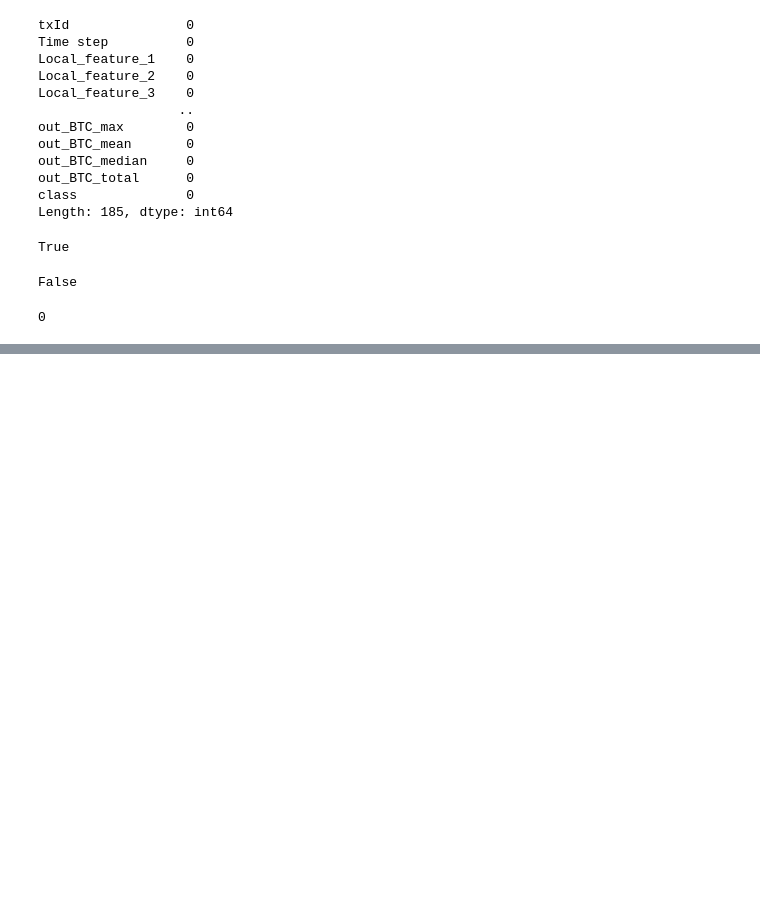
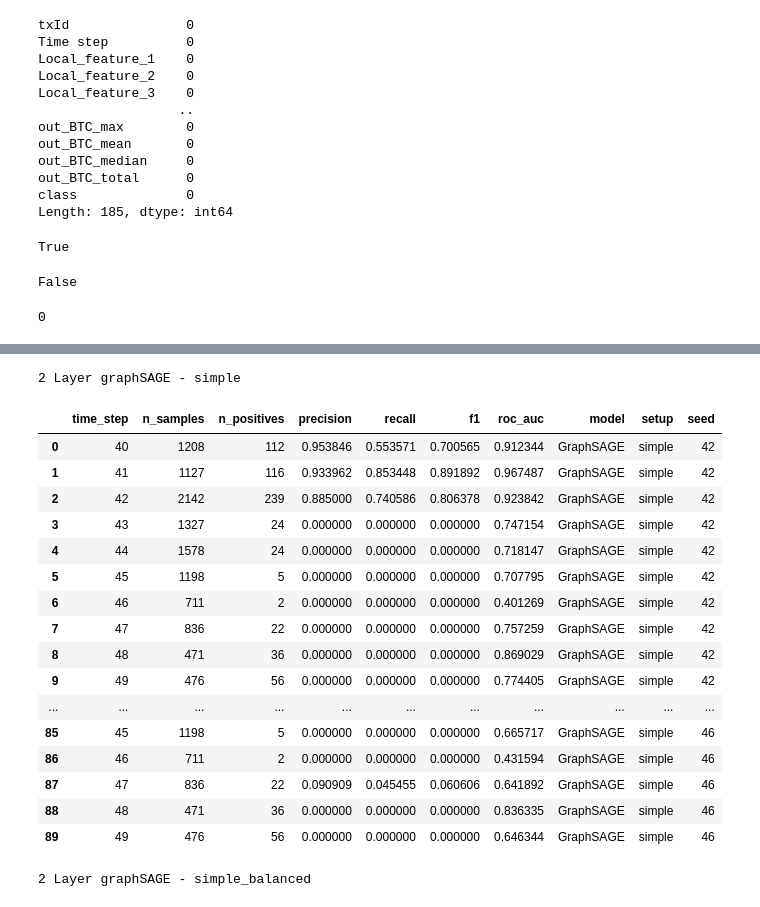
Before and after one commit to SokratisHadjichristodoulou/AML-Thesis, a Jupyter notebook: notebooks/testingRQ2.ipynb, the cells around one changed output, grey strips where cells are left out. Saved outputs shown, nothing was run; the diff lists cells and outputs as text; code cells hidden in the pictures; blank space fills up the shorter version.

Commit message:
RQ2: Static GNN(GCN + graphSAGE) + Dynamic GNN(EvolveGCN) implemented need to run the full dataset for EvolveGCN

```diff
--- a/notebooks/testingRQ2.ipynb
+++ b/notebooks/testingRQ2.ipynb
@@ -103,0 +366,6 @@ Illicit rate — train: 2.3544, test: 2.2969
+# %%
+from src.training import run_graphsage_experiments
+
+sage_agg, sage_per_ts = run_graphsage_experiments()
+print("2 Layer graphSAGE - Agg")
+display(sage_agg)
@@ -103,0 +377,25 @@ Illicit rate — train: 2.3544, test: 2.2969
+# %%
+print("2 Layer graphSAGE - simple")
+display(sage_per_ts[sage_per_ts["setup"] == "simple"])
+print("2 Layer graphSAGE - simple_balanced")
+display(sage_per_ts[sage_per_ts["setup"] == "simple_balanced"])
+# %% [output]
+2 Layer graphSAGE - simple
+|  | time_step | n_samples | n_positives | precision | recall | f1 | roc_auc | model | setup | seed |
+| 0 | 40 | 1208 | 112 | 0.953846 | 0.553571 | 0.700565 | 0.912344 | GraphSAGE | simple | 42 |
+| 1 | 41 | 1127 | 116 | 0.933962 | 0.853448 | 0.891892 | 0.967487 | GraphSAGE | simple | 42 |
+| 2 | 42 | 2142 | 239 | 0.885000 | 0.740586 | 0.806378 | 0.923842 | GraphSAGE | simple | 42 |
+| 3 | 43 | 1327 | 24 | 0.000000 | 0.000000 | 0.000000 | 0.747154 | GraphSAGE | simple | 42 |
+| 4 | 44 | 1578 | 24 | 0.000000 | 0.000000 | 0.000000 | 0.718147 | GraphSAGE | simple | 42 |
+| 5 | 45 | 1198 | 5 | 0.000000 | 0.000000 | 0.000000 | 0.707795 | GraphSAGE | simple | 42 |
+| 6 | 46 | 711 | 2 | 0.000000 | 0.000000 | 0.000000 | 0.401269 | GraphSAGE | simple | 42 |
+| 7 | 47 | 836 | 22 | 0.000000 | 0.000000 | 0.000000 | 0.757259 | GraphSAGE | simple | 42 |
+| 8 | 48 | 471 | 36 | 0.000000 | 0.000000 | 0.000000 | 0.869029 | GraphSAGE | simple | 42 |
+| 9 | 49 | 476 | 56 | 0.000000 | 0.000000 | 0.000000 | 0.774405 | GraphSAGE | simple | 42 |
+| ... | ... | ... | ... | ... | ... | ... | ... | ... | ... | ... |
+| 85 | 45 | 1198 | 5 | 0.000000 | 0.000000 | 0.000000 | 0.665717 | GraphSAGE | simple | 46 |
+| 86 | 46 | 711 | 2 | 0.000000 | 0.000000 | 0.000000 | 0.431594 | GraphSAGE | simple | 46 |
+| 87 | 47 | 836 | 22 | 0.090909 | 0.045455 | 0.060606 | 0.641892 | GraphSAGE | simple | 46 |
+| 88 | 48 | 471 | 36 | 0.000000 | 0.000000 | 0.000000 | 0.836335 | GraphSAGE | simple | 46 |
+| 89 | 49 | 476 | 56 | 0.000000 | 0.000000 | 0.000000 | 0.646344 | GraphSAGE | simple | 46 |
+2 Layer graphSAGE - simple_balanced
```
Also changed, not shown: parts of 17 cells of this notebook, 4 other files.
